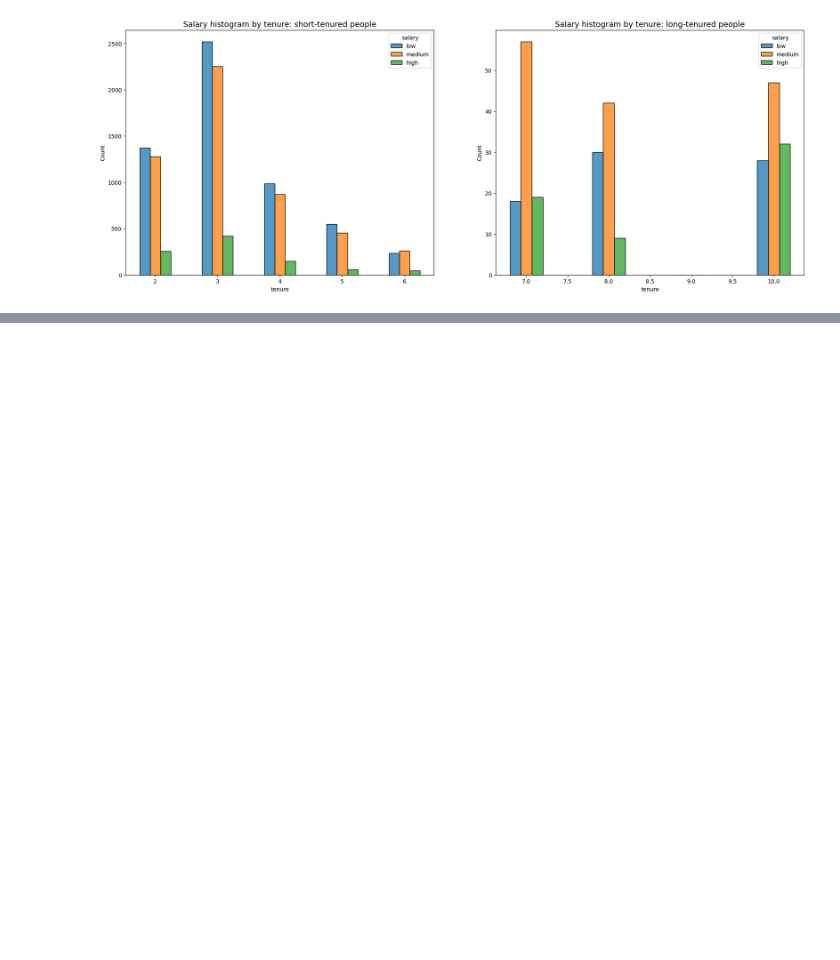
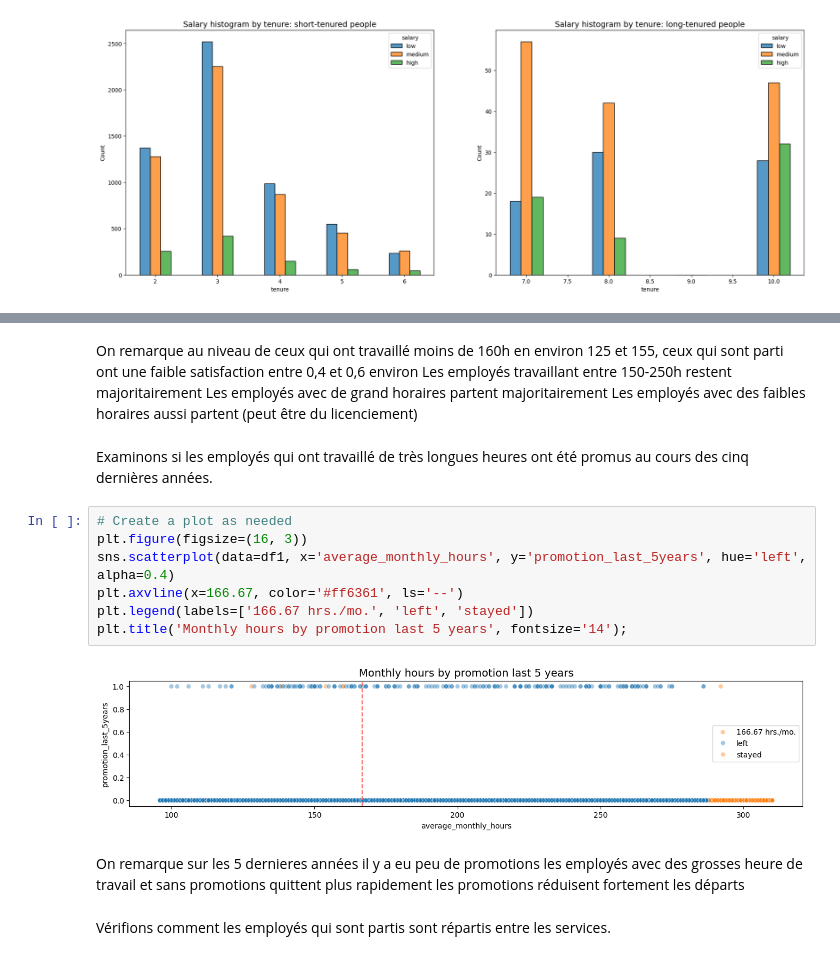
Before and after one commit to Yohannkp/Projet-Salifort-Motors., a Jupyter notebook: Projet.ipynb, the cells around one changed output, grey strips where cells are left out. Drawn from its saved outputs; the diff is of its cells as text; blank space fills up the shorter version.

```diff
--- a/Projet.ipynb
+++ b/Projet.ipynb
@@ -598,0 +680,22 @@ ax[1].set_title('Salary histogram by tenure: long-tenured people', fontsize='14'
+# %% [markdown]
+On remarque au niveau de  ceux qui ont travaillé moins de 160h en environ 125 et 155, ceux qui sont parti ont une faible satisfaction entre 0,4 et 0,6 environ
+Les employés travaillant entre 150-250h restent majoritairement
+Les employés avec de grand horaires partent majoritairement
+Les employés avec des faibles horaires aussi partent (peut être du licenciement)
+# %% [markdown]
+Examinons si les employés qui ont travaillé de très longues heures ont été promus au cours des cinq dernières années.
+# %%
+# Create a plot as needed
+plt.figure(figsize=(16, 3))
+sns.scatterplot(data=df1, x='average_monthly_hours', y='promotion_last_5years', hue='left', alpha=0.4)
+plt.axvline(x=166.67, color='#ff6361', ls='--')
+plt.legend(labels=['166.67 hrs./mo.', 'left', 'stayed'])
+plt.title('Monthly hours by promotion last 5 years', fontsize='14');
+# %% [output]
+[figure, added]
+# %% [markdown]
+On remarque sur les 5 dernieres années il y a eu peu de promotions
+les employés avec des grosses heure de travail et sans promotions quittent plus rapidement
+les promotions réduisent fortement les départs
+# %% [markdown]
+Vérifions comment les employés qui sont partis sont répartis entre les services.
```
Also changed, not shown: parts of 133 cells of this notebook, 2 other files.
